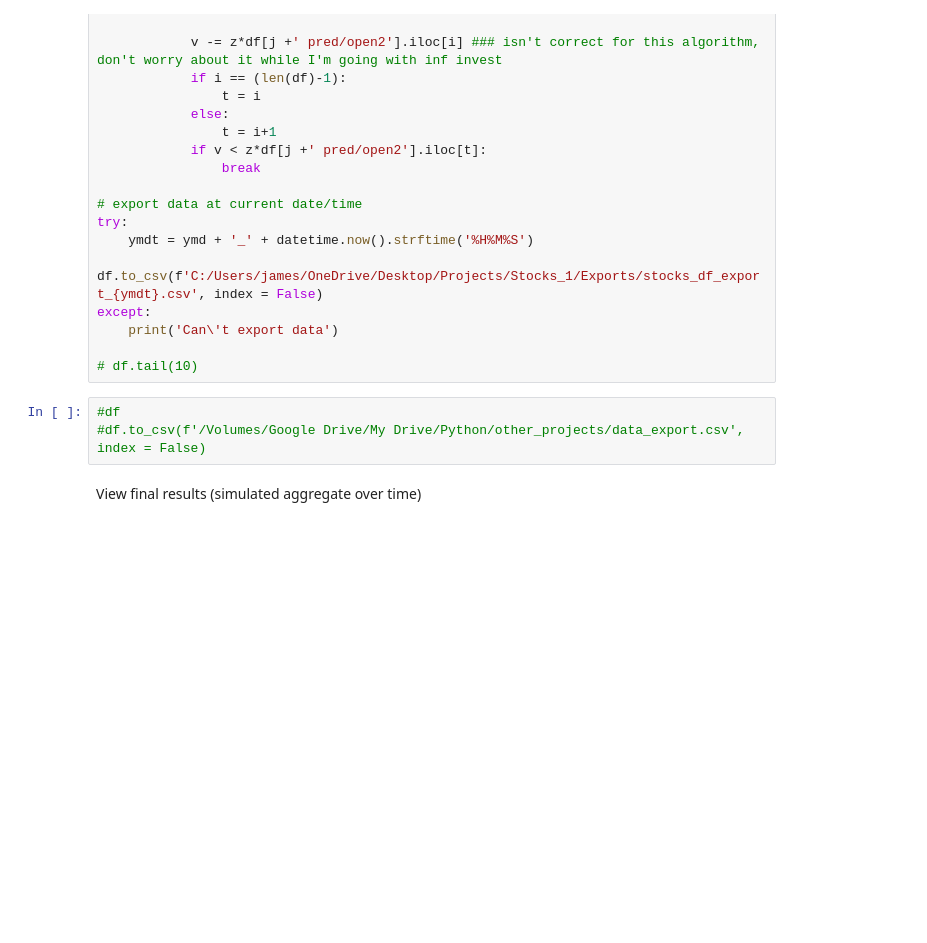
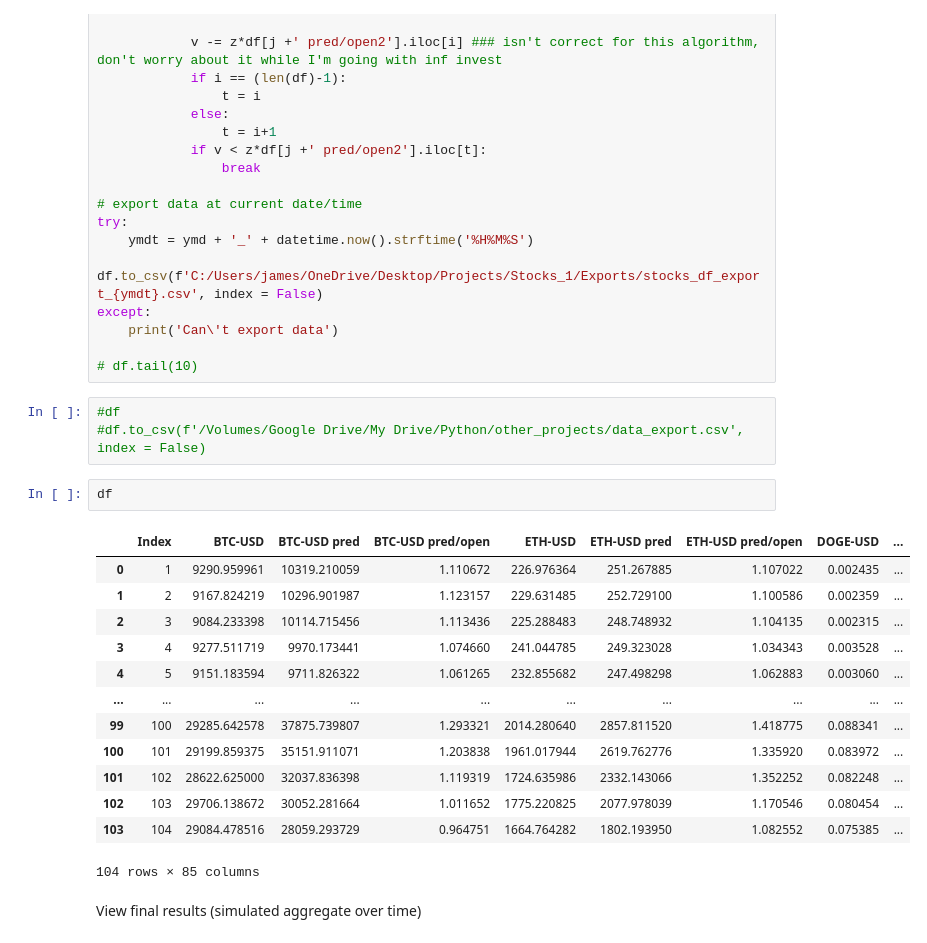
Before and after one commit to applewjr/Stock_Projects, a Jupyter notebook: pred_open.ipynb, the cells around one changed output. Cells and saved outputs as stored; diff of their text form; blank space fills up the shorter version.

```diff
--- a/pred_open.ipynb
+++ b/pred_open.ipynb
@@ -1259,6 +1269,22 @@ except:
 # %%
 #df
 #df.to_csv(f'/Volumes/Google Drive/My Drive/Python/other_projects/data_export.csv', index = False)
+# %%
+df
+# %% [output]
+|  | Index | BTC-USD | BTC-USD pred | BTC-USD pred/open | ETH-USD | ETH-USD pred | ETH-USD pred/open | DOGE-USD | ... |
+| 0 | 1 | 9290.959961 | 10319.210059 | 1.110672 | 226.976364 | 251.267885 | 1.107022 | 0.002435 | ... |
+| 1 | 2 | 9167.824219 | 10296.901987 | 1.123157 | 229.631485 | 252.729100 | 1.100586 | 0.002359 | ... |
+| 2 | 3 | 9084.233398 | 10114.715456 | 1.113436 | 225.288483 | 248.748932 | 1.104135 | 0.002315 | ... |
+| 3 | 4 | 9277.511719 | 9970.173441 | 1.074660 | 241.044785 | 249.323028 | 1.034343 | 0.003528 | ... |
+| 4 | 5 | 9151.183594 | 9711.826322 | 1.061265 | 232.855682 | 247.498298 | 1.062883 | 0.003060 | ... |
+| ... | ... | ... | ... | ... | ... | ... | ... | ... | ... |
+| 99 | 100 | 29285.642578 | 37875.739807 | 1.293321 | 2014.280640 | 2857.811520 | 1.418775 | 0.088341 | ... |
+| 100 | 101 | 29199.859375 | 35151.911071 | 1.203838 | 1961.017944 | 2619.762776 | 1.335920 | 0.083972 | ... |
+| 101 | 102 | 28622.625000 | 32037.836398 | 1.119319 | 1724.635986 | 2332.143066 | 1.352252 | 0.082248 | ... |
+| 102 | 103 | 29706.138672 | 30052.281664 | 1.011652 | 1775.220825 | 2077.978039 | 1.170546 | 0.080454 | ... |
+| 103 | 104 | 29084.478516 | 28059.293729 | 0.964751 | 1664.764282 | 1802.193950 | 1.082552 | 0.075385 | ... |
+104 rows × 85 columns
 # %% [markdown]
 View final results (simulated aggregate over time)
 # %%
```
Also changed, not shown: parts of 6 cells of this notebook.
